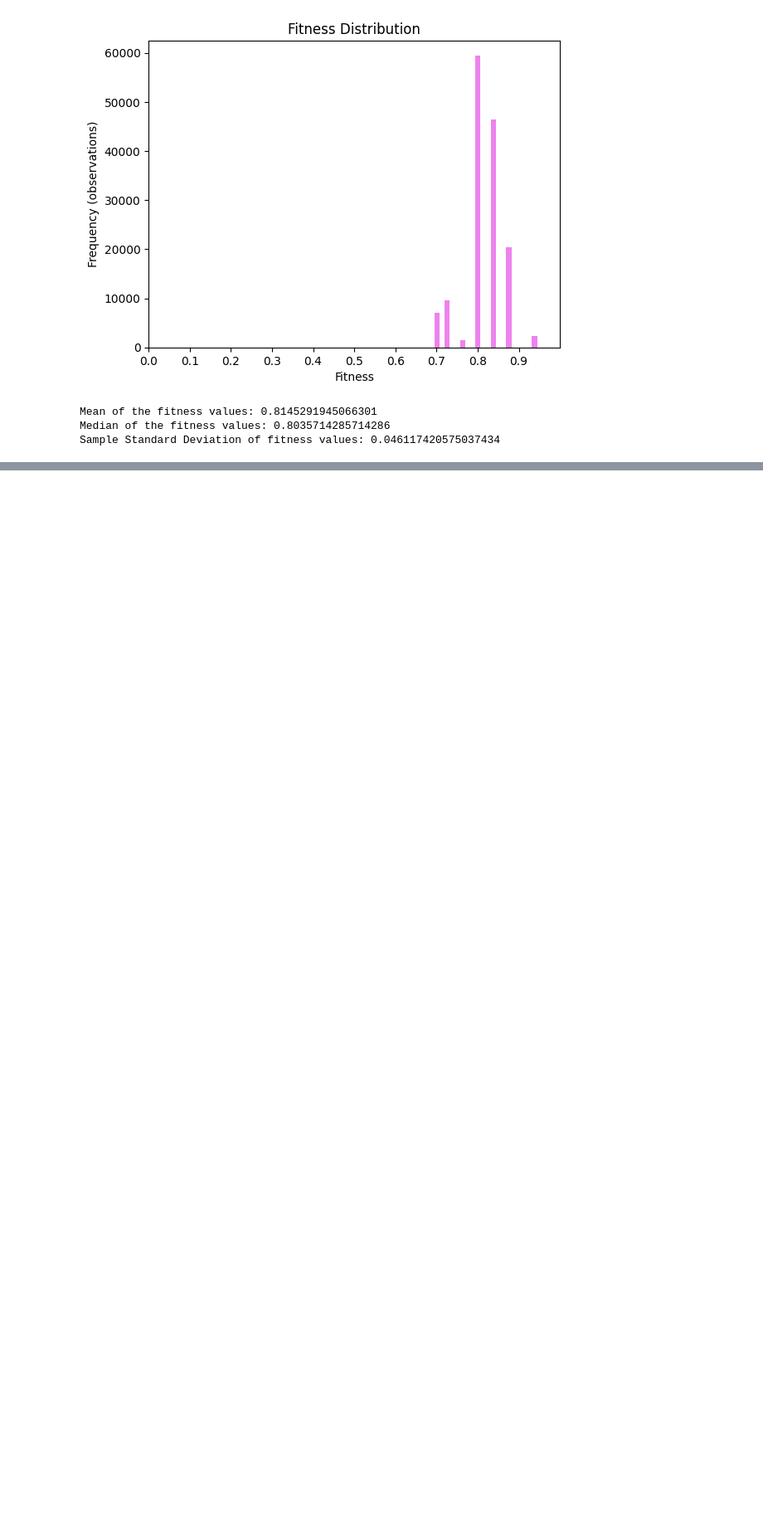
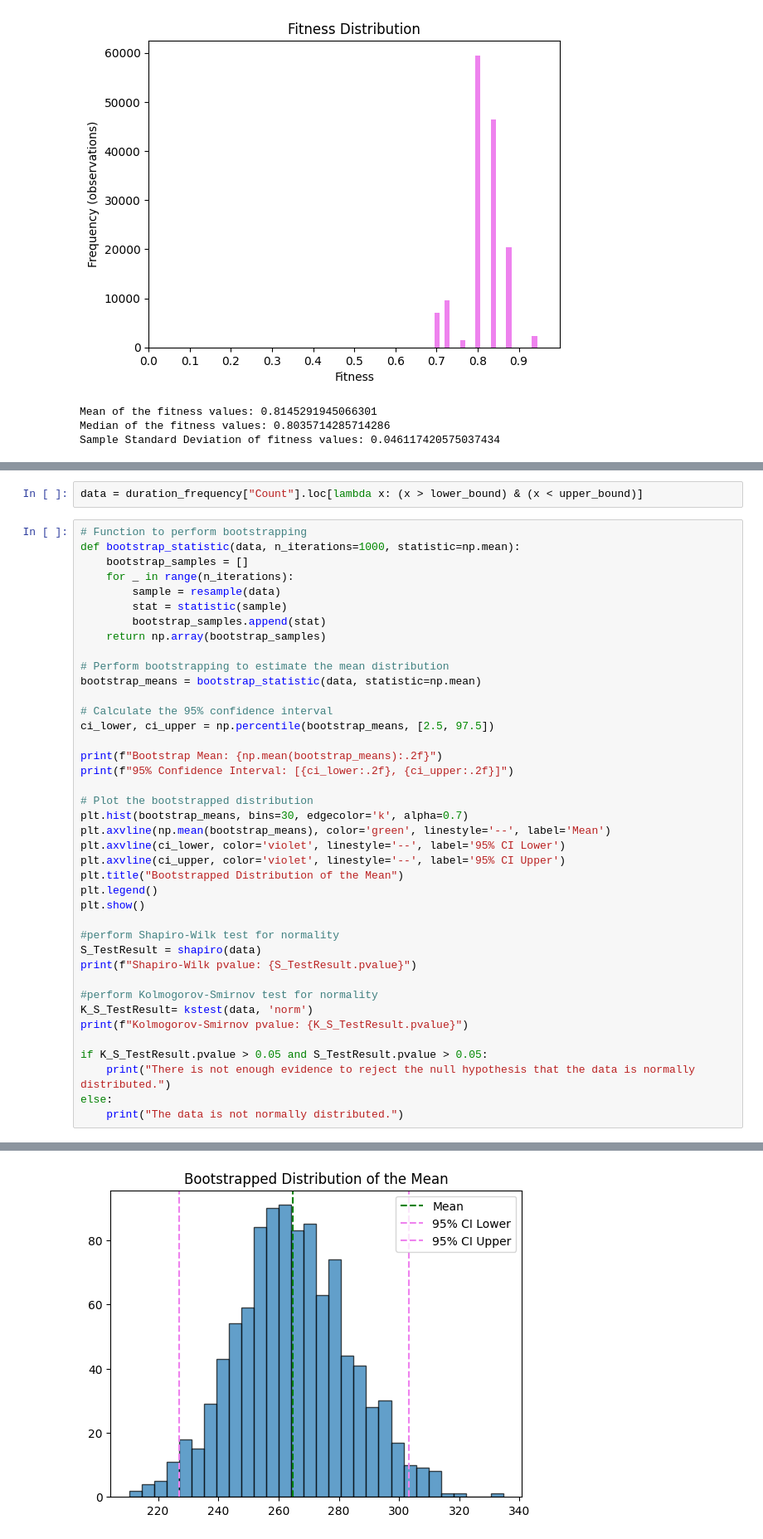
Before and after one commit to roccobalocco/AvodingTrafficFines, a Jupyter notebook: Notebooks/data_processing.ipynb, the cells around one changed output, grey strips where cells are left out. Shown at 83% size. Drawn from its saved outputs; the diff is of its cells as text; blank space fills up the shorter version.

```diff
--- a/Notebooks/data_processing.ipynb
+++ b/Notebooks/data_processing.ipynb
@@ -619,0 +680,43 @@ Sample Standard Deviation of fitness values: 0.046117420575037434
+# %%
+data = duration_frequency["Count"].loc[lambda x: (x > lower_bound) & (x < upper_bound)]
+# %%
+# Function to perform bootstrapping
+def bootstrap_statistic(data, n_iterations=1000, statistic=np.mean):
+    bootstrap_samples = []
+    for _ in range(n_iterations):
+        sample = resample(data)
+        stat = statistic(sample)
+        bootstrap_samples.append(stat)
+    return np.array(bootstrap_samples)
+
+# Perform bootstrapping to estimate the mean distribution
+bootstrap_means = bootstrap_statistic(data, statistic=np.mean)
+
+# Calculate the 95% confidence interval
+ci_lower, ci_upper = np.percentile(bootstrap_means, [2.5, 97.5])
+
+print(f"Bootstrap Mean: {np.mean(bootstrap_means):.2f}")
+print(f"95% Confidence Interval: [{ci_lower:.2f}, {ci_upper:.2f}]")
+
+# Plot the bootstrapped distribution
+plt.hist(bootstrap_means, bins=30, edgecolor='k', alpha=0.7)
+plt.axvline(np.mean(bootstrap_means), color='green', linestyle='--', label='Mean')
+plt.axvline(ci_lower, color='violet', linestyle='--', label='95% CI Lower')
+plt.axvline(ci_upper, color='violet', linestyle='--', label='95% CI Upper')
+plt.title("Bootstrapped Distribution of the Mean")
+plt.legend()
+plt.show()
+
+#perform Shapiro-Wilk test for normality
+S_TestResult = shapiro(data)
+print(f"Shapiro-Wilk pvalue: {S_TestResult.pvalue}")
+
+#perform Kolmogorov-Smirnov test for normality
+K_S_TestResult= kstest(data, 'norm')
+print(f"Kolmogorov-Smirnov pvalue: {K_S_TestResult.pvalue}")
+
+if K_S_TestResult.pvalue > 0.05 and S_TestResult.pvalue > 0.05:
+    print("There is not enough evidence to reject the null hypothesis that the data is normally distributed.")
+else:
+    print("The data is not normally distributed.")
+# %% [output]
@@ -619,0 +725 @@ Sample Standard Deviation of fitness values: 0.046117420575037434
+[figure, added]
```
Also changed, not shown: parts of 6 cells of this notebook, 5 other files.
